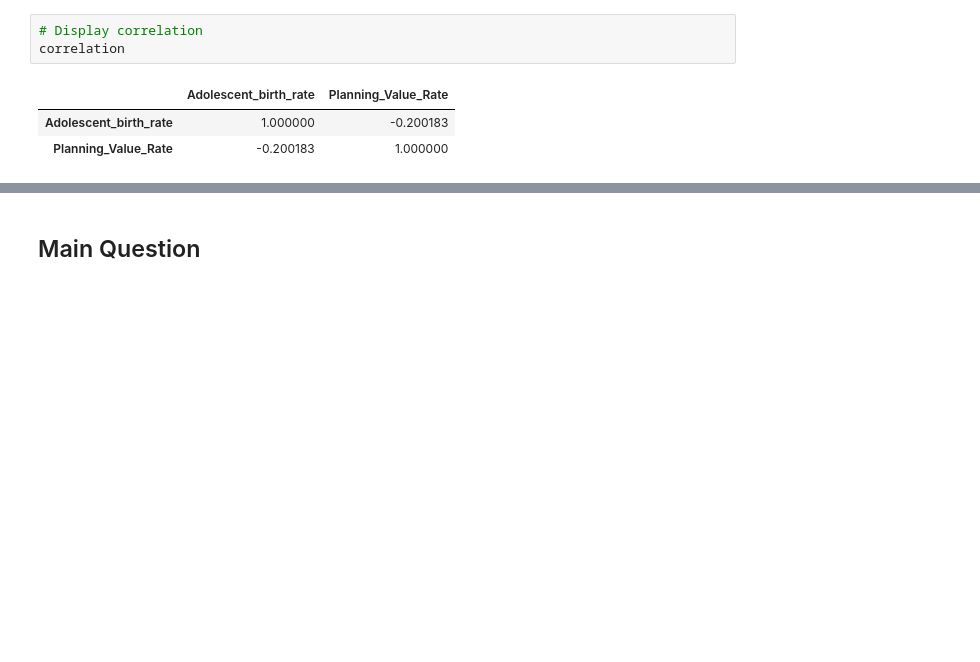
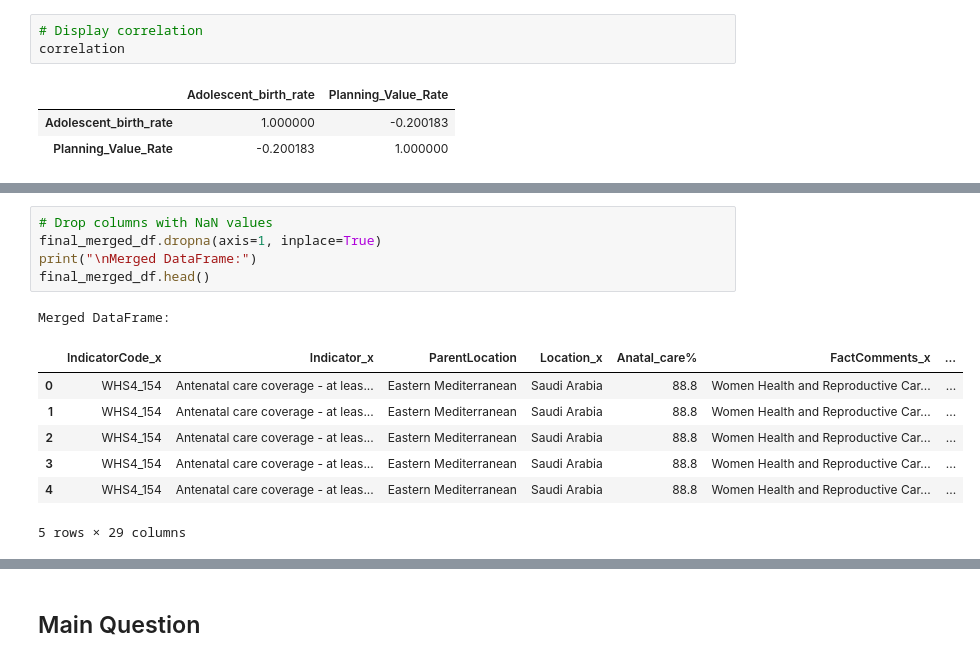
Before and after one commit to laurar9889/Project_3_Team_1, a Jupyter notebook: main_file.ipynb, the cells around one changed output, grey strips where cells are left out. Cells and saved outputs as stored; diff of their text form; blank space fills up the shorter version.

```diff
--- a/main_file.ipynb
+++ b/main_file.ipynb
@@ -1500,0 +1554,14 @@ correlation
+# %%
+# Drop columns with NaN values
+final_merged_df.dropna(axis=1, inplace=True)
+print("\nMerged DataFrame:")
+final_merged_df.head()
+# %% [output]
+Merged DataFrame:
+|  | IndicatorCode_x | Indicator_x | ParentLocation | Location_x | Anatal_care% | FactComments_x | ... |
+| 0 | WHS4_154 | Antenatal care coverage - at leas... | Eastern Mediterranean | Saudi Arabia | 88.8 | Women Health and Reproductive Car... | ... |
+| 1 | WHS4_154 | Antenatal care coverage - at leas... | Eastern Mediterranean | Saudi Arabia | 88.8 | Women Health and Reproductive Car... | ... |
+| 2 | WHS4_154 | Antenatal care coverage - at leas... | Eastern Mediterranean | Saudi Arabia | 88.8 | Women Health and Reproductive Car... | ... |
+| 3 | WHS4_154 | Antenatal care coverage - at leas... | Eastern Mediterranean | Saudi Arabia | 88.8 | Women Health and Reproductive Car... | ... |
+| 4 | WHS4_154 | Antenatal care coverage - at leas... | Eastern Mediterranean | Saudi Arabia | 88.8 | Women Health and Reproductive Car... | ... |
+5 rows × 29 columns
```
Also changed, not shown: parts of 21 cells of this notebook, 4 other files.
